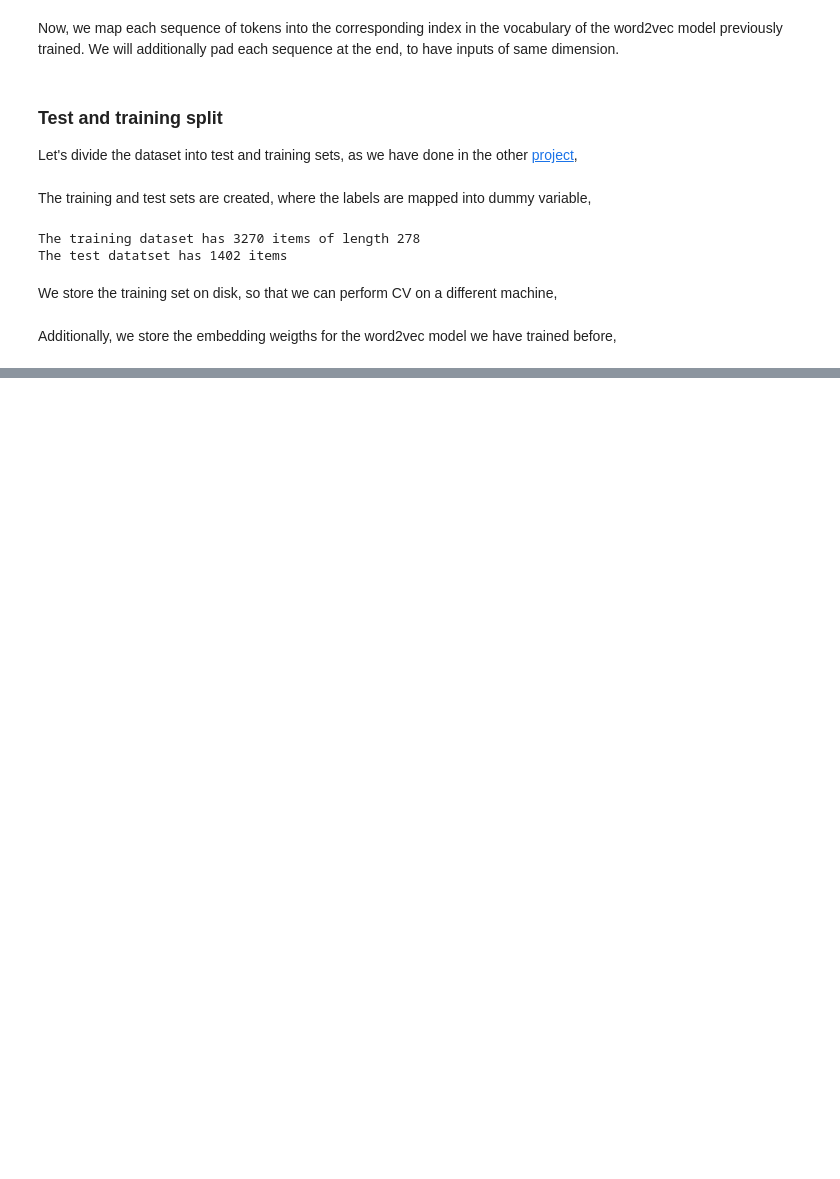
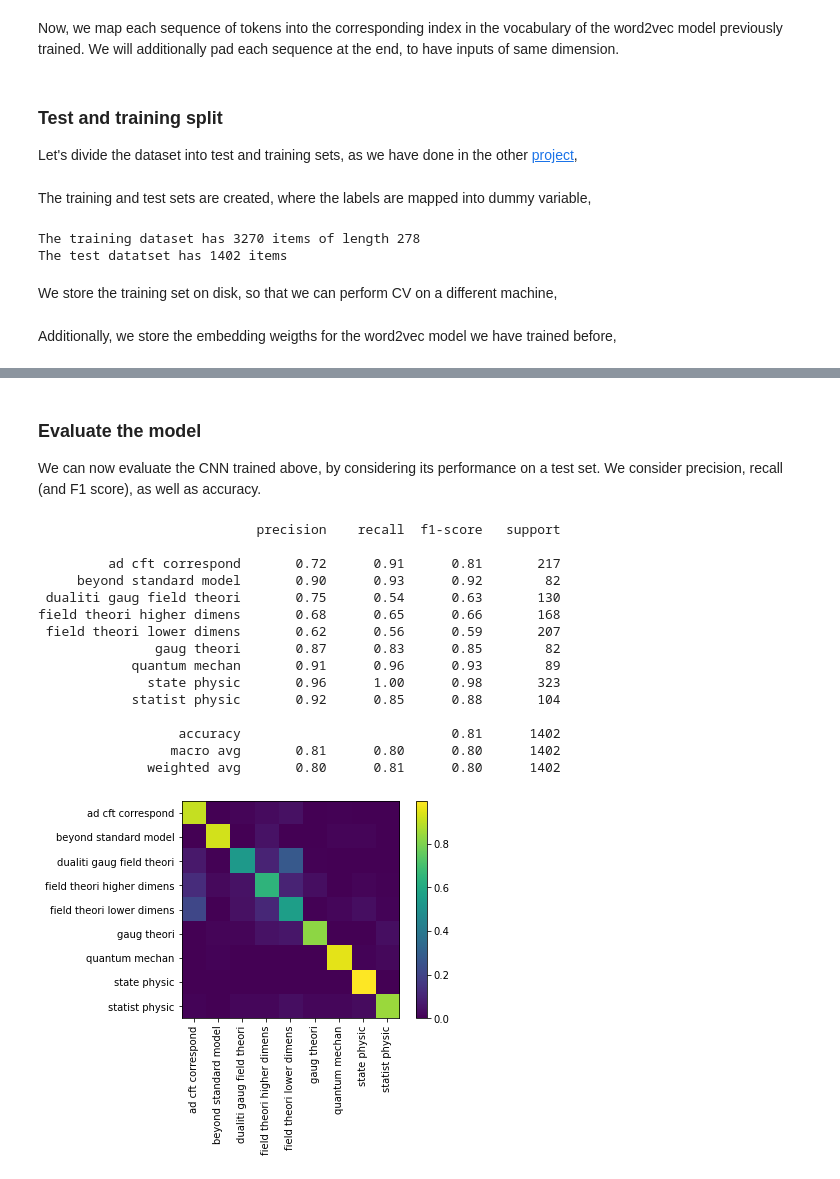
Before and after one commit to carlosparaciari/abstract-classification-embedding, a Jupyter notebook: word2vec_tagger.ipynb, the cells around one changed output, grey strips where cells are left out. Drawn from its saved outputs; the diff is of its cells as text; code cells hidden in the pictures; blank space fills up the shorter version.

```diff
--- a/word2vec_tagger.ipynb
+++ b/word2vec_tagger.ipynb
@@ -340,0 +446,41 @@ CV_df = pd.read_pickle('./cross-val/cnn/cross_val_results.pkl')
+# %% [markdown]
+### Evaluate the model
+
+We can now evaluate the CNN trained above, by considering its performance on a test set. We consider precision, recall (and F1 score), as well as accuracy.
+# %%
+# Predict probability distribution
+prob_predict = model.predict(X_test)
+
+# Predict the labels
+y_predict = np.argmax(prob_predict,axis=1)
+y_test_label = np.argmax(y_test,axis=1)
+
+# Let's check the performance of the classifier
+performance_CNN = classification_report(y_test_label, y_predict,target_names=labels)
+print(performance_CNN)
+
+# Let's visualize the confusion matrix for this classifier
+confusion_mat = confusion_matrix(y_test_label,y_predict,normalize='true')
+
+plt.imshow(confusion_mat)
+plt.xticks(ticks=range(output_classes),labels=labels,rotation=90)
+plt.yticks(ticks=range(output_classes),labels=labels)
+plt.colorbar()
+plt.show()
+# %% [output]
+                            precision    recall  f1-score   support
+
+         ad cft correspond       0.72      0.91      0.81       217
+     beyond standard model       0.90      0.93      0.92        82
+ dualiti gaug field theori       0.75      0.54      0.63       130
+field theori higher dimens       0.68      0.65      0.66       168
+ field theori lower dimens       0.62      0.56      0.59       207
+               gaug theori       0.87      0.83      0.85        82
+            quantum mechan       0.91      0.96      0.93        89
+              state physic       0.96      1.00      0.98       323
+            statist physic       0.92      0.85      0.88       104
+
+                  accuracy                           0.81      1402
+                 macro avg       0.81      0.80      0.80      1402
+              weighted avg       0.80      0.81      0.80      1402
+[figure, added]
```
Also changed, not shown: parts of 33 cells of this notebook, 3 other files.
